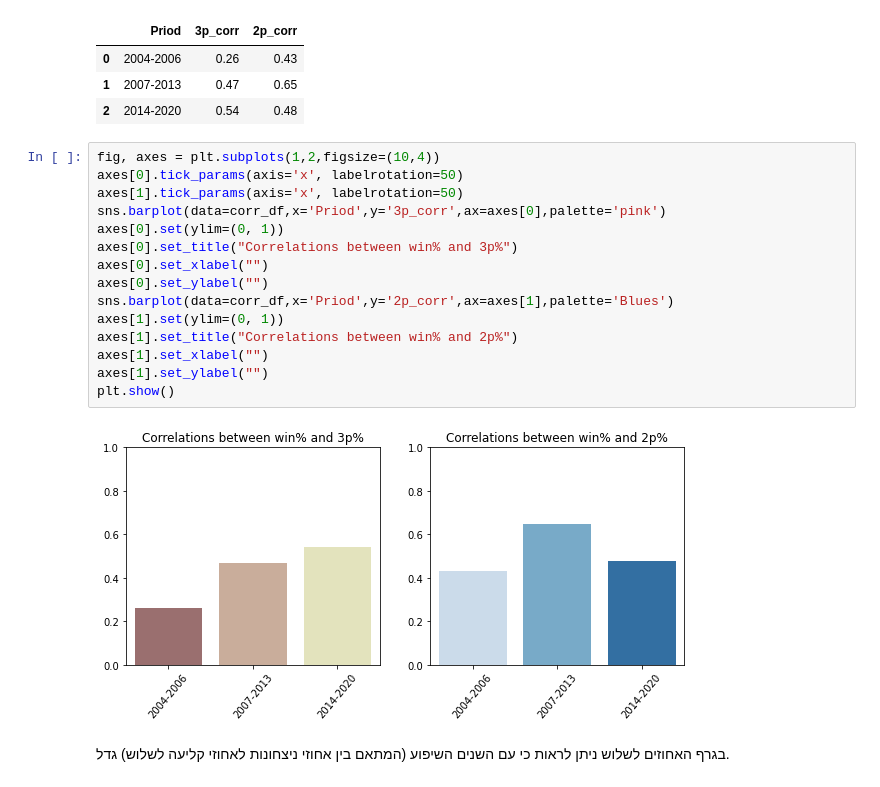
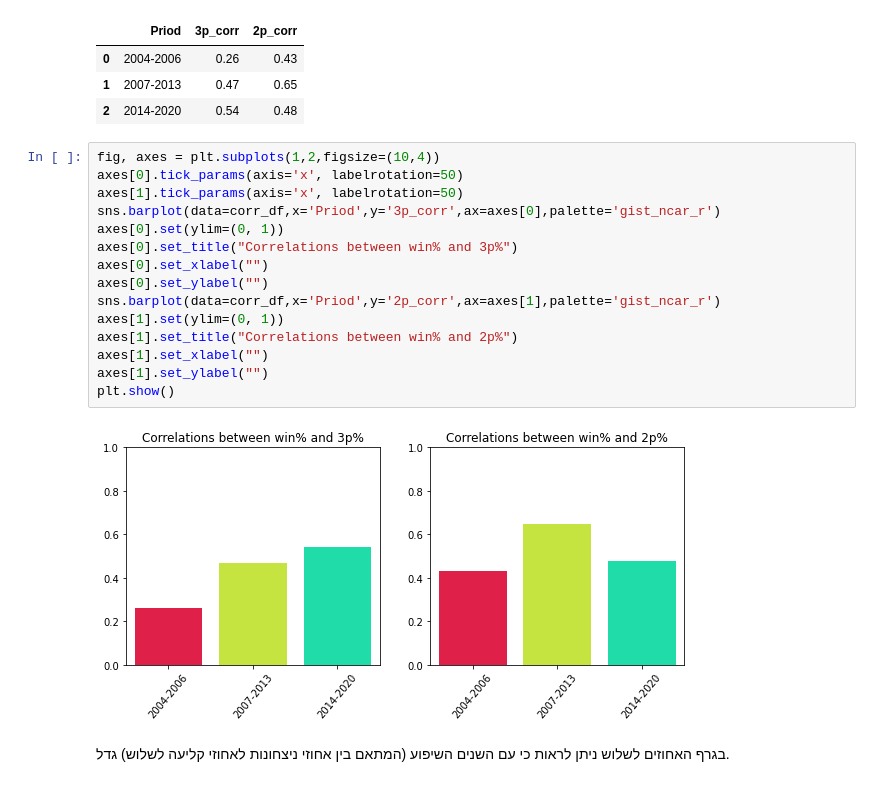
Before and after one commit to eytanmuzafi/data-science, a Jupyter notebook: project.ipynb, the cells around one changed output. Saved outputs shown, nothing was run; the diff lists cells and outputs as text.

```diff
--- a/project.ipynb
+++ b/project.ipynb
@@ -400,20 +404,20 @@ corr_df
 # %%
 fig, axes = plt.subplots(1,2,figsize=(10,4))
 axes[0].tick_params(axis='x', labelrotation=50)
 axes[1].tick_params(axis='x', labelrotation=50)
-sns.barplot(data=corr_df,x='Priod',y='3p_corr',ax=axes[0],palette='pink')
+sns.barplot(data=corr_df,x='Priod',y='3p_corr',ax=axes[0],palette='gist_ncar_r')
 axes[0].set(ylim=(0, 1))
 axes[0].set_title("Correlations between win% and 3p%")
 axes[0].set_xlabel("")
 axes[0].set_ylabel("")
-sns.barplot(data=corr_df,x='Priod',y='2p_corr',ax=axes[1],palette='Blues')
+sns.barplot(data=corr_df,x='Priod',y='2p_corr',ax=axes[1],palette='gist_ncar_r')
 axes[1].set(ylim=(0, 1))
 axes[1].set_title("Correlations between win% and 2p%")
 axes[1].set_xlabel("")
 axes[1].set_ylabel("")
 plt.show()
 # %% [output]
-[figure, old version]
+[figure, new version]
 # %% [markdown]
 בגרף האחוזים לשלוש ניתן לראות כי עם השנים השיפוע (המתאם בין אחוזי ניצחונות לאחוזי קליעה לשלוש) גדל.
 # %% [markdown]
```
Also changed, not shown: parts of 15 cells of this notebook.
